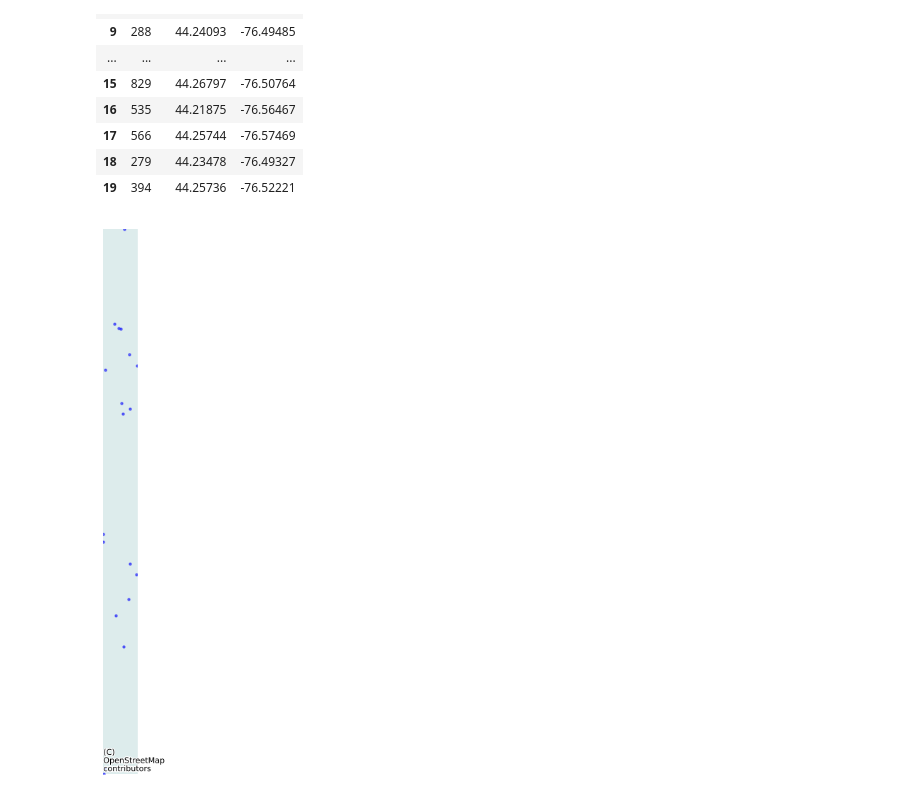
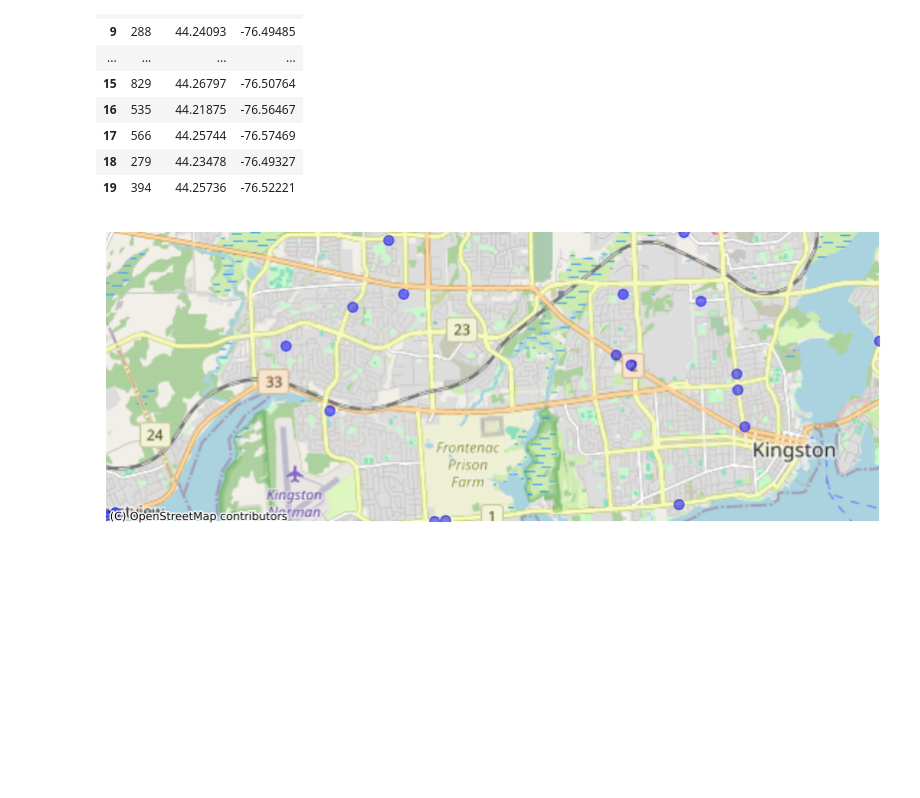
Before and after one commit to amirRafati/451Ass1, a Jupyter notebook: KingstonBusTask2.ipynb, the cells around one changed output. Cells and saved outputs as stored; diff of their text form; code cells hidden in the pictures; blank space fills up the shorter version.

```diff
--- a/KingstonBusTask2.ipynb
+++ b/KingstonBusTask2.ipynb
@@ -431,35 +431,38 @@ display(data)
 | 18 | 279 | 44.23478 | -76.49327 |
 | 19 | 394 | 44.25736 | -76.52221 |
 # %%
-file_path = 'filtered_bus_stops.csv'
-data = pd.read_csv(file_path)
-data = data[(data['Longitude'] != 0) & (data['Latitude'] != 0)]
+import geopandas as gpd
+import matplotlib.pyplot as plt
+import contextily as ctx
+
+# Swap the 'Longitude' and 'Latitude' data, because they seem to be in the wrong order
+filtered_bus_stops = filtered_bus_stops.rename(columns={"Longitude": "Latitude", "Latitude": "Longitude"})
+
+# Convert DataFrame to GeoDataFrame
+gdf = gpd.GeoDataFrame(filtered_bus_stops, geometry=gpd.points_from_xy(filtered_bus_stops.Longitude, filtered_bus_stops.Latitude))
+gdf.crs = 'EPSG:4326'  # Set coordinate reference system to WGS 84
+
+# Define geographical boundaries for Kingston, Ontario
 lat_min, lat_max = 44.180, 44.300
 lon_min, lon_max = -76.650, -76.450
 
-# Filter out coordinates outside of Kingston
-data = data[(data['Longitude'] >= lat_min) & (data['Longitude'] <= lat_max) &
-            (data['Latitude'] >= lon_min) & (data['Latitude'] <= lon_max)]
-
-# Convert DataFrame to GeoDataFrame
-gdf = gpd.GeoDataFrame(data, geometry=gpd.points_from_xy(data.Longitude, data.Latitude))
-gdf.crs = 'EPSG:4326'  # Set coordinate reference system to WGS 84
+# Filter for Kingston's geographical bounds
+gdf = gdf.cx[lon_min:lon_max, lat_min:lat_max]
 
 # Plot
 fig, ax = plt.subplots(figsize=(10, 10))
-gdf.to_crs(epsg=3857).plot(ax=ax, color='blue', markersize=5, alpha=0.5)  # Convert to Web Mercator
+gdf.to_crs(epsg=3857).plot(ax=ax, color='blue', markersize=50, alpha=0.5)  # Convert to Web Mercator
 
-# Define the map boundaries for Kingston, Ontario
-xlim = ([min(gdf.to_crs(epsg=3857).geometry.x),
-         max(gdf.to_crs(epsg=3857).geometry.x)])
-ylim = ([min(gdf.to_crs(epsg=3857).geometry.y),
-         max(gdf.to_crs(epsg=3857).geometry.y)])
+# Define the map boundaries for Kingston, Ontario, based on the filtered GeoDataFrame
+xlim = ([min(gdf.to_crs(epsg=3857).geometry.x), max(gdf.to_crs(epsg=3857).geometry.x)])
+ylim = ([min(gdf.to_crs(epsg=3857).geometry.y), max(gdf.to_crs(epsg=3857).geometry.y)])
 
 ax.set_xlim(xlim)
 ax.set_ylim(ylim)
 
-ctx.add_basemap(ax, source=ctx.providers.OpenStreetMap.Mapnik)  # Add map basemap
+# Add the basemap
+ctx.add_basemap(ax, source=ctx.providers.OpenStreetMap.Mapnik)
 ax.set_axis_off()
 plt.show()
 # %% [output]
-[figure, old version]
+[figure, new version]
```
